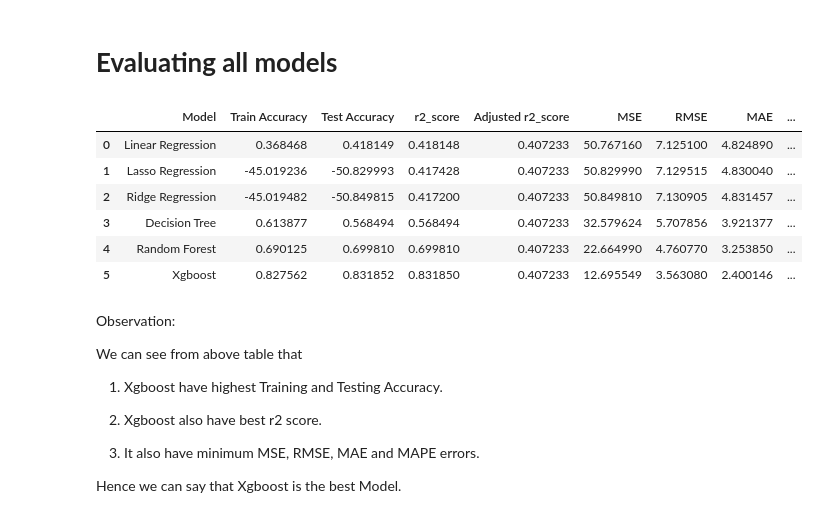
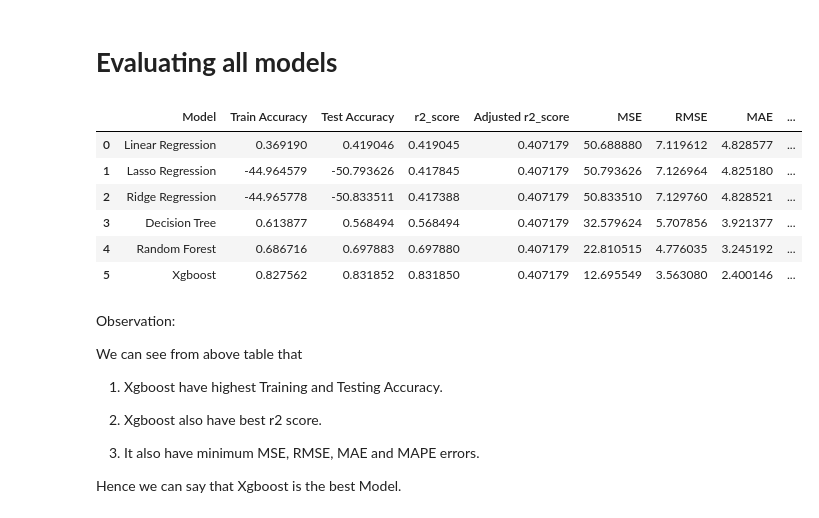
Before and after one commit to Shreya-data/Transport-Demand-Prediction, a Jupyter notebook: Transport_Demand_Prediction.ipynb, the cells around one changed output. Drawn from its saved outputs; the diff is of its cells as text; code cells hidden in the pictures.

```diff
--- a/Transport_Demand_Prediction.ipynb
+++ b/Transport_Demand_Prediction.ipynb
@@ -807,7 +809,8 @@ req_features=calc_vif(data[[i for i in col if i not in ['hour',"travel_from_Kisi
+# %%
+unreqd_col=['travel_time',"day_of_year","quarter","year","ride_id","travel_date","max_capacity","date"]
 # %%
 #make a new dataframe with independent and dependent features.
-dataset_new1=data[req_features]
-dataset_new1['number_of_ticket']=data['number_of_ticket']
+dataset_new1=data.drop(columns=unreqd_col)
 # %%
 #call dataframe
 dataset_new1.head()
@@ -1447,20 +1450,20 @@ Test_Accuracy = [test_model_lr,test_model_lrh, test_model_rrh,test_model_tr, tes
 # %%
 #creating dataframe for all classifiers using dictionary
 pd.DataFrame({"Model":Model,"Train Accuracy":Train_Accuracy,'Test Accuracy': Test_Accuracy,
-'r2_score':[0.418148,0.417428,0.41720,0.568494,0.69981,0.83185],
-'Adjusted r2_score':[0.407233,0.407233,0.407233,0.407233,0.407233,0.407233],
-'MSE':[50.76716,50.82999,50.84981,32.579624,22.66499,12.695549],
-'RMSE':[7.12510,7.129515,7.130905,5.707856,4.76077,3.56308],
-'MAE':[4.82489,4.83004,4.831457,3.921377,3.25385,2.400146],
-'MAPE':[147.155824,147.53254,147.669672,138.16229,113.458197,76.92070]})
+'r2_score':[0.419045,0.417845,0.417388,0.568494,0.69788,0.83185],
+'Adjusted r2_score':[0.407179,0.407179,0.407179,0.407179,0.407179,0.407179],
+'MSE':[50.68888,50.793626,50.83351,32.579624,22.810515,12.695549],
+'RMSE':[7.119612,7.126964,7.12976,5.707856,4.776035,3.56308],
+'MAE':[4.828577,4.82518,4.828521,3.921377,3.245192,2.400146],
+'MAPE':[147.373275,147.495107,147.726064,138.16229,112.751165,76.920703]})
 # %% [output]
 |  | Model | Train Accuracy | Test Accuracy | r2_score | Adjusted r2_score | MSE | RMSE | MAE | ... |
-| 0 | Linear Regression | 0.368468 | 0.418149 | 0.418148 | 0.407233 | 50.767160 | 7.125100 | 4.824890 | ... |
-| 1 | Lasso Regression | -45.019236 | -50.829993 | 0.417428 | 0.407233 | 50.829990 | 7.129515 | 4.830040 | ... |
-| 2 | Ridge Regression | -45.019482 | -50.849815 | 0.417200 | 0.407233 | 50.849810 | 7.130905 | 4.831457 | ... |
-| 3 | Decision Tree | 0.613877 | 0.568494 | 0.568494 | 0.407233 | 32.579624 | 5.707856 | 3.921377 | ... |
-| 4 | Random Forest | 0.690125 | 0.699810 | 0.699810 | 0.407233 | 22.664990 | 4.760770 | 3.253850 | ... |
-| 5 | Xgboost | 0.827562 | 0.831852 | 0.831850 | 0.407233 | 12.695549 | 3.563080 | 2.400146 | ... |
+| 0 | Linear Regression | 0.369190 | 0.419046 | 0.419045 | 0.407179 | 50.688880 | 7.119612 | 4.828577 | ... |
+| 1 | Lasso Regression | -44.964579 | -50.793626 | 0.417845 | 0.407179 | 50.793626 | 7.126964 | 4.825180 | ... |
+| 2 | Ridge Regression | -44.965778 | -50.833511 | 0.417388 | 0.407179 | 50.833510 | 7.129760 | 4.828521 | ... |
+| 3 | Decision Tree | 0.613877 | 0.568494 | 0.568494 | 0.407179 | 32.579624 | 5.707856 | 3.921377 | ... |
+| 4 | Random Forest | 0.686716 | 0.697883 | 0.697880 | 0.407179 | 22.810515 | 4.776035 | 3.245192 | ... |
+| 5 | Xgboost | 0.827562 | 0.831852 | 0.831850 | 0.407179 | 12.695549 | 3.563080 | 2.400146 | ... |
 # %% [markdown]
 Observation:
 
```
Also changed, not shown: parts of 49 cells of this notebook.
